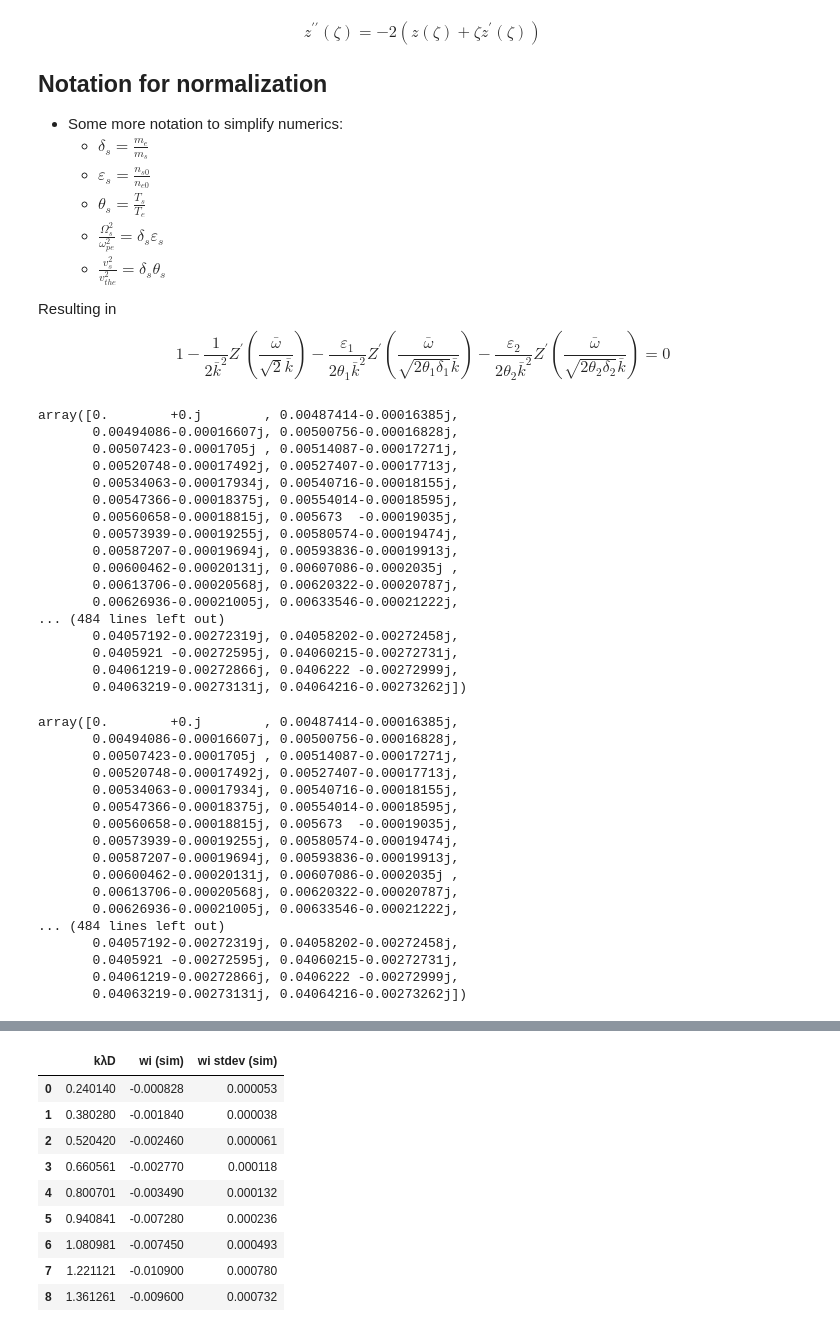
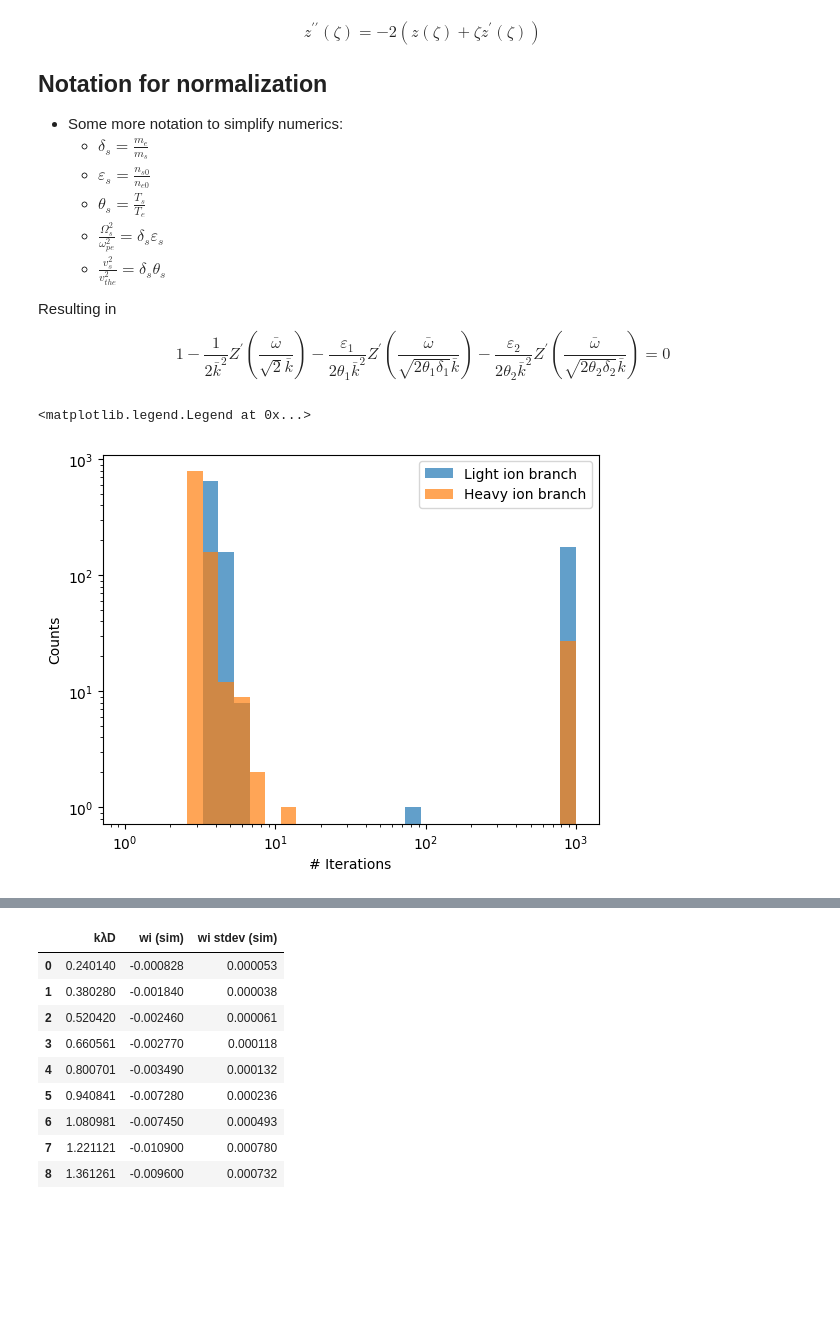
Before and after one commit to mattketk/brillouin-multispecies, a Jupyter notebook: DispersionSolver.ipynb, the cells around one changed output, grey strips where cells are left out. Cells and saved outputs as stored; diff of their text form; code cells hidden in the pictures; blank space fills up the shorter version.

```diff
--- a/DispersionSolver.ipynb
+++ b/DispersionSolver.ipynb
@@ -130,43 +134,14 @@ for i in range(len(kbkb)-1, 0, -1):
 
     w_lb1_guess = w_2ion_lb1[i]
     w_lb2_guess = w_2ion_lb2[i]
-# %%
-w_2ion_lb2
-# %% [output]
-array([0.        +0.j        , 0.00487414-0.00016385j,
-       0.00494086-0.00016607j, 0.00500756-0.00016828j,
-       0.00507423-0.0001705j , 0.00514087-0.00017271j,
-       0.00520748-0.00017492j, 0.00527407-0.00017713j,
-       0.00534063-0.00017934j, 0.00540716-0.00018155j,
-       0.00547366-0.00018375j, 0.00554014-0.00018595j,
-       0.00560658-0.00018815j, 0.005673  -0.00019035j,
-       0.00573939-0.00019255j, 0.00580574-0.00019474j,
-       0.00587207-0.00019694j, 0.00593836-0.00019913j,
-       0.00600462-0.00020131j, 0.00607086-0.0002035j ,
-       0.00613706-0.00020568j, 0.00620322-0.00020787j,
-       0.00626936-0.00021005j, 0.00633546-0.00021222j,
-... (484 lines left out)
-       0.04057192-0.00272319j, 0.04058202-0.00272458j,
-       0.0405921 -0.00272595j, 0.04060215-0.00272731j,
-       0.04061219-0.00272866j, 0.0406222 -0.00272999j,
-       0.04063219-0.00273131j, 0.04064216-0.00273262j])
-# %%
-w_2ion_lb1
-# %% [output]
-array([0.        +0.j        , 0.00487414-0.00016385j,
-       0.00494086-0.00016607j, 0.00500756-0.00016828j,
-       0.00507423-0.0001705j , 0.00514087-0.00017271j,
-       0.00520748-0.00017492j, 0.00527407-0.00017713j,
-       0.00534063-0.00017934j, 0.00540716-0.00018155j,
-       0.00547366-0.00018375j, 0.00554014-0.00018595j,
-       0.00560658-0.00018815j, 0.005673  -0.00019035j,
-       0.00573939-0.00019255j, 0.00580574-0.00019474j,
-       0.00587207-0.00019694j, 0.00593836-0.00019913j,
-       0.00600462-0.00020131j, 0.00607086-0.0002035j ,
-       0.00613706-0.00020568j, 0.00620322-0.00020787j,
-       0.00626936-0.00021005j, 0.00633546-0.00021222j,
-... (484 lines left out)
-       0.04057192-0.00272319j, 0.04058202-0.00272458j,
-       0.0405921 -0.00272595j, 0.04060215-0.00272731j,
-       0.04061219-0.00272866j, 0.0406222 -0.00272999j,
-       0.04063219-0.00273131j, 0.04064216-0.00273262j])
+# %%
+plt.hist(n_iter_lb2, bins=np.logspace(0, 3, 30), alpha=0.7, label='Light ion branch')
+plt.hist(n_iter_lb1, bins=np.logspace(0, 3, 30), alpha=0.7, label='Heavy ion branch')
+plt.xscale('log')
+plt.yscale('log')
+plt.xlabel('# Iterations')
+plt.ylabel('Counts')
+plt.legend()
+# %% [output]
+<matplotlib.legend.Legend at 0x...>
+[figure, added]
```
Also changed, not shown: parts of 20 cells of this notebook, 1 other file.
